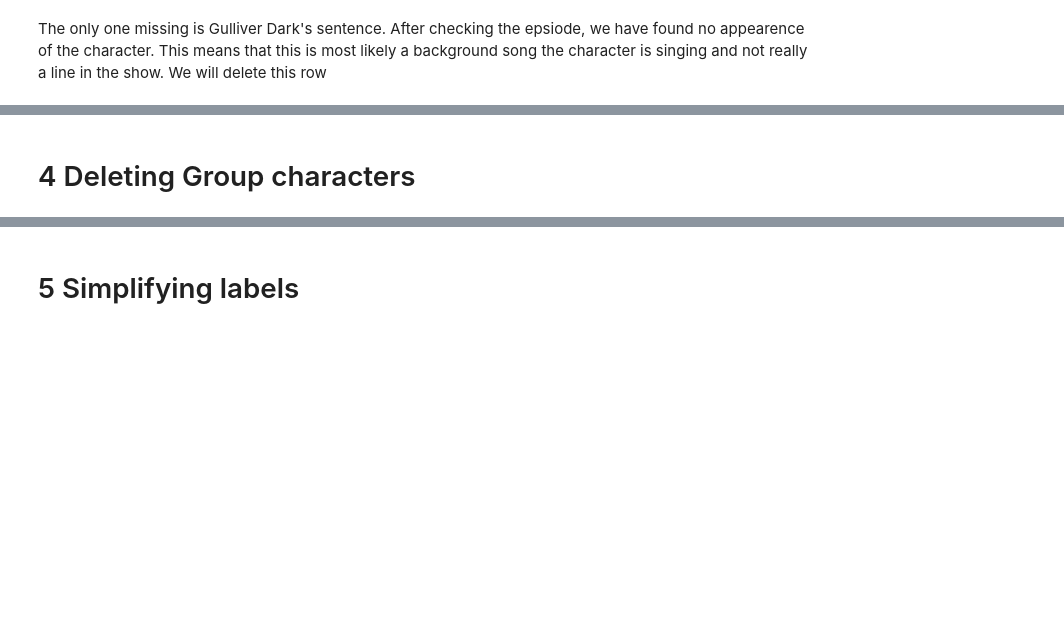
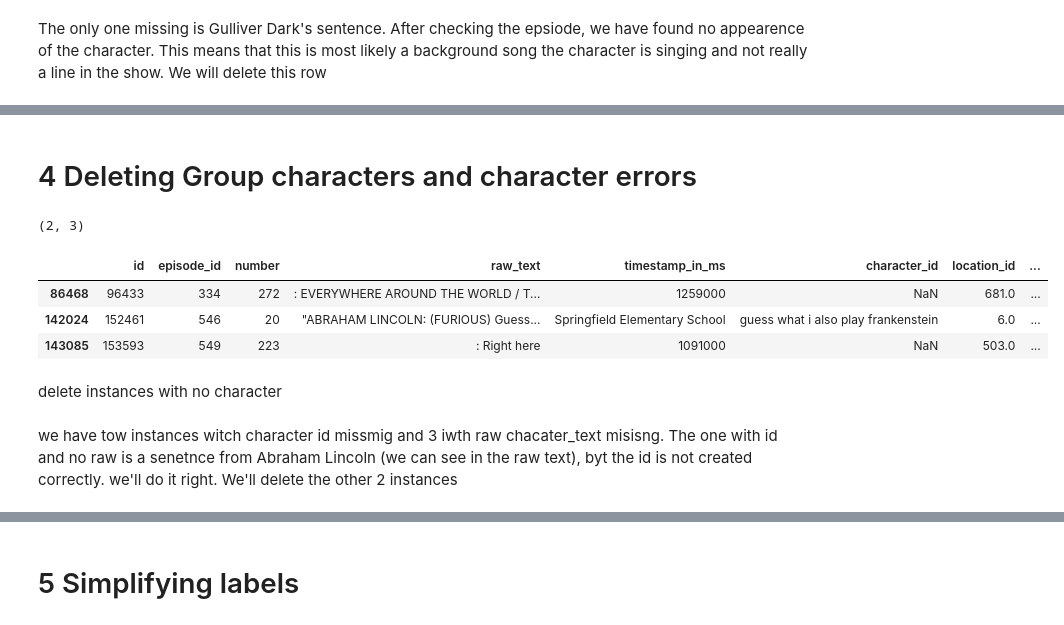
Before and after one commit to bmantepe/dv-simpsons2, a Jupyter notebook: src/eda_and_preprocess.ipynb, the cells around one changed output, grey strips where cells are left out. Drawn from its saved outputs; the diff is of its cells as text; code cells hidden in the pictures; blank space fills up the shorter version.

```diff
--- a/src/eda_and_preprocess.ipynb
+++ b/src/eda_and_preprocess.ipynb
@@ -72,4 +80,4 @@ data.loc[data["id"] == 125627, "normalized_text"] = correct_sentence
 The only one missing is Gulliver Dark's sentence. After checking the epsiode, we have found no appearence of the character. This means that this is most likely a background song the character is singing and not really a line in the show.
 We will delete this row
 # %%
-data = data[data['id'] != 156870]
+data = data[data['id'] != 8152]
@@ -76,2 +100,17 @@ data = data[data['id'] != 156870]
 # %% [markdown]
-# 4 Deleting Group characters
+# 4 Deleting Group characters and character errors
+# %%
+sum(data['character_id'].isna()), sum(data['raw_character_text'].isna())
+# %% [output]
+(2, 3)
+# %%
+data[data['raw_character_text'].isna()]
+# %% [output]
+|  | id | episode_id | number | raw_text | timestamp_in_ms | character_id | location_id | ... |
+| 86468 | 96433 | 334 | 272 | : EVERYWHERE AROUND THE WORLD / T... | 1259000 | NaN | 681.0 | ... |
+| 142024 | 152461 | 546 | 20 | "ABRAHAM LINCOLN: (FURIOUS) Guess... | Springfield Elementary School | guess what i also play frankenstein | 6.0 | ... |
+| 143085 | 153593 | 549 | 223 | : Right here | 1091000 | NaN | 503.0 | ... |
+# %% [markdown]
+delete instances with no character
+# %% [markdown]
+we have tow instances witch character id missmig and 3 iwth raw chacater_text misisng. The one with id and no raw is a senetnce from Abraham Lincoln (we can see in the raw text), byt the id is not created correctly. we'll do it right. We'll delete the other 2 instances
```
Also changed, not shown: parts of 61 cells of this notebook, 3 other files.
